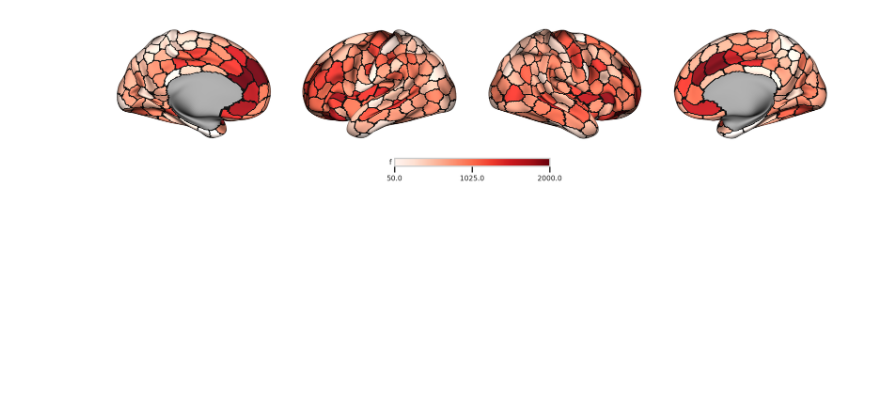
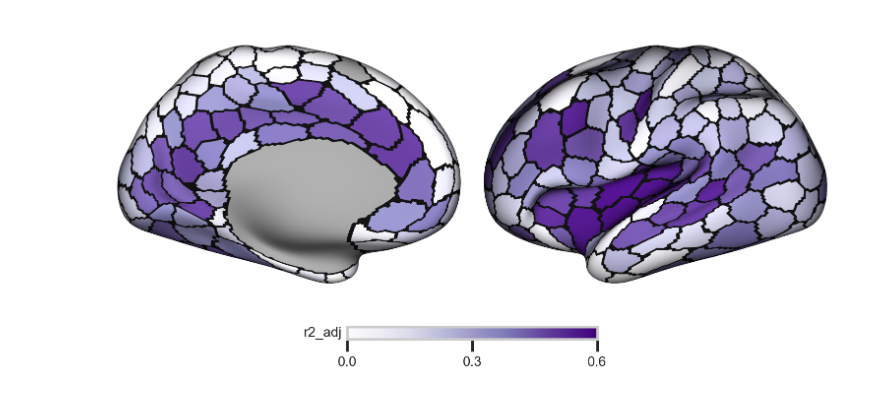
Before and after one commit to GalKepler/neuroaging, a Jupyter notebook: notebooks/fig2/fig2.ipynb, the cells around one changed output. Saved outputs shown, nothing was run; the diff lists cells and outputs as text; code cells hidden in the pictures; blank space fills up the shorter version.

```diff
--- a/notebooks/fig2/fig2.ipynb
+++ b/notebooks/fig2/fig2.ipynb
@@ -310,7 +305,7 @@ from tqdm import tqdm
 # Set up dataframes to store results
 lin_unw, lin_w, quad_unw, quad_w = parcels.copy(), parcels.copy(), parcels.copy(), parcels.copy()
 
-covariates = ["sex"]
+covariates = ["age_at_scan", "sex"]
 if metric == "gm_vol":
     covariates += ["tiv"]
 
@@ -394,13 +395,13 @@ from neuromaps.datasets import fetch_fslr
 from brainspace.datasets import load_parcellation
 
 
-atlas_img = nib.load(nifti)
+atlas_img = nib.load(nifti_matlab)
 
 # ---------------------------------------------------------------------
 # 2.  FETCH A STANDARD SURFACE  (fsaverage5 = 10k vertices per hemi)
 # ---------------------------------------------------------------------
 surfaces = fetch_fslr()
-lh, rh = surfaces["inflated"]
+lh, rh = surfaces["veryinflated"]
 
 
 # ---------------------------------------------------------------------
@@ -424,58 +415,72 @@ surfaces
 #     vertices with label 0 (background) → NaN so they render transparent
 # ---------------------------------------------------------------------
 p_threshold = 0.05
+value_threshold = 0
 
 value_map = {}
 value_map_subcortex = {"region":[],"value":[],"Hemisphere":[]}
 
-vis_df = w_compare
-value_column = "f"
+vis_df = quad_w
+value_column = "r2_adj"
 
 for i, row in vis_df.iterrows():
     label = row[region_col]
+    if (row["p_corrected"] < p_threshold) and (np.abs(row[value_column]) > value_threshold):
+        value = row[value_column]
+    else:
+        value = np.nan
     if "schaefer" in ATLAS:
         if label > int(ATLAS.split("_")[1]):
             value_map_subcortex["region"].append(label)
-            value_map_subcortex["value"].append(row[value_column] if row["p_corrected"] < p_threshold else np.nan)
+            value_map_subcortex["value"].append(value)
             value_map_subcortex["Hemisphere"].append(row["hemisphere"])
         else:
-            value_map[label] = row[value_column] if row["p_corrected"] < p_threshold else np.nan
+            value_map[label] = value
 
 vec = np.vectorize(lambda x: value_map.get(x, np.nan))
 data_lh = vec(lh_parc)
 data_rh = vec(rh_parc)
 # %%
-# ---------------------------------------------------------------------
-# 5.  BUILD THE PLOT
-# ---------------------------------------------------------------------
-p = Plot(
-    lh,
-    rh,
-    # views="latmed",  # L-lat, L-med, R-lat, R-med
-    size=(1800, 300),  # px; change as needed
-    zoom=1.6,
-    layout="row",
-     mirror_views=True,
-     views=["medial","lateral"]
-)
+vmin = 0
+vmax = 0.6
 
-# ---- main data layer -------------------------------------------------
-# If your metric is centred on 0 (e.g., t-values) use TwoSlopeNorm for symmetry
-# norm = TwoSlopeNorm(
-#     vmin=np.nanmin([data_lh, data_rh]), ,vmax=np.nanmax([data_lh, data_rh])
-# )
+for hemi, hemi_data, key, vis_data in zip(["L","R"],[lh,rh], ["left","right"], [data_lh, data_rh]):
+    # ---------------------------------------------------------------------
+    # 5.  BUILD THE PLOT
+    # ---------------------------------------------------------------------
+    p = Plot(
+        hemi_data,
+        # rh,
+        # views="latmed",  # L-lat, L-med, R-lat, R-med
+        size=(800, 300),  # px; change as needed
+        zoom=1.6,
+        layout="row",
+        mirror_views=True,
+        views=["medial","lateral"]
+    )
 
-p.add_layer(
-    {"left": data_lh, "right": data_rh},
-    cmap="Reds",
-    color_range=(50,2000),
-    cbar_label=value_column,
-)
+    # ---- main data layer -------------------------------------------------
+    # If your metric is centred on 0 (e.g., t-values) use TwoSlopeNorm for symmetry
+    # norm = TwoSlopeNorm(
+    #     vmin=np.nanmin([data_lh, data_rh]), ,vmax=np.nanmax([data_lh, data_rh])
+    # )
 
-# ---- outline layer ---------------------------------------------------
-# Re-use the label arrays; surfplot draws borders when as_outline=True
-p.add_layer({"left": lh_parc, "right": rh_parc}, cmap="gray", as_outline=True, cbar=False)
+    p.add_layer(
+        {"left": data_lh, "right": data_rh},
+        cmap="Purples",
+        color_range=(vmin,vmax),
+        # color_range=(2.5,3.5),
+        cbar_label=value_column,
+    )
+    # ---- outline layer ---------------------------------------------------
+    # Re-use the label arrays; surfplot draws borders when as_outline=True
+    p.add_layer({"left": lh_parc, "right": rh_parc}, cmap="gray", as_outline=True, cbar=False)
 
-fig = p.build(cbar_kws=dict(location="bottom", decimals=2))
+
+    # fig = p.build(cbar_kws=dict(location="bottom", decimals=2))
+    fig = p.build()
+
+    # save figure
+    savefig_nice(fig, OUTPUT_DIR / f"fig2_{metric}_{hemi}_{value_column}.png", dpi=400)
 # %% [output]
-[figure, old version]
+[figure, new version]
```
Also changed, not shown: parts of 8 cells of this notebook, 40 other files.
